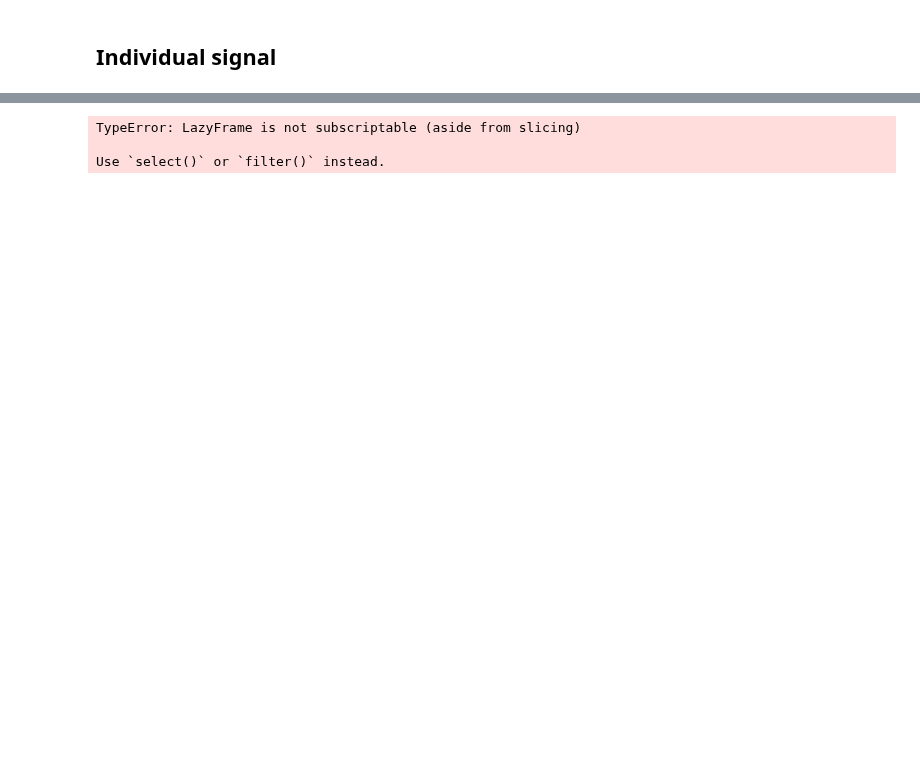
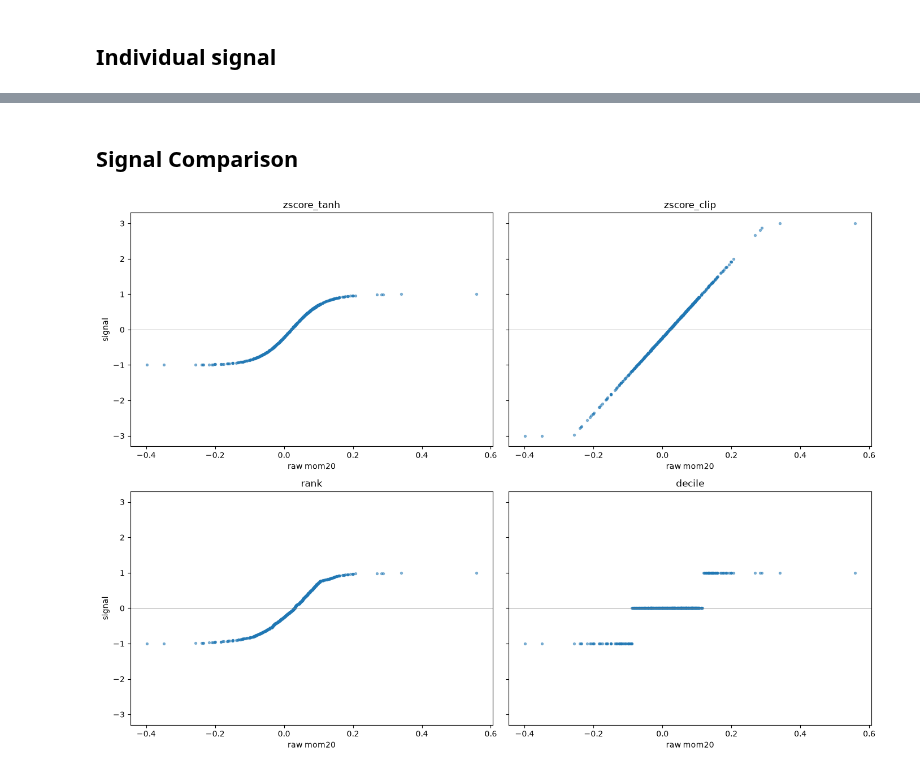
Before and after one commit to qlemoal/quant_alpha_lab, a Jupyter notebook: notebooks/inspect_signals.ipynb, the cells around one changed output, grey strips where cells are left out. Saved outputs shown, nothing was run; the diff lists cells and outputs as text; code cells hidden in the pictures; blank space fills up the shorter version.

```diff
--- a/notebooks/inspect_signals.ipynb
+++ b/notebooks/inspect_signals.ipynb
@@ -44,20 +44,21 @@ finish_fig(ax=ax, title=f'Evolution of {signal_method} method on {feature}', yl=
+# %% [markdown]
+## Signal Comparison
 # %%
-one_date = lf.filter(pl.col('date') == c('date').max()[0])
+feature = 'mom20'
+one_date = lf.filter(c('date') == c('date').max())
 methods = ['zscore_tanh', 'zscore_clip', 'rank', 'decile']
-fig, axes = plt.subplots(1, len(methods), figsize=(20, 4), sharey=True)
+fig, axes = plt.subplots(2, 2, figsize=(14, 10), sharey=True)
 
-for ax, method in zip(axes, methods):
-    signal_col = 'mom20_decile_signal' if method == 'decile' else 'mom20_signal'
-    out = make_signal(one_date.lazy(), 'mom20', method=method).collect()
-    ax.scatter(out['mom20'], out[signal_col], s=8, alpha=0.5)
+for ax, method in zip(axes.flatten(), methods):
+    signal_col = f'{feature}_{method}'
+    out = make_signal(one_date.lazy(), feature, method=method).collect()
+    ax.scatter(out[feature], out[signal_col], s=8, alpha=0.5)
     ax.set_title(method)
-    ax.set_xlabel('raw mom20')
+    ax.set_xlabel(f'raw {feature}')
     ax.axhline(0, color='grey', lw=0.5)
 
-axes[0].set_ylabel('signal')
+axes[0, 0].set_ylabel('signal');axes[1, 0].set_ylabel('signal')
 plt.tight_layout()
 plt.show()
 # %% [output]
-TypeError: LazyFrame is not subscriptable (aside from slicing)
-
-Use `select()` or `filter()` instead.
+[figure, added]
```
Also changed, not shown: parts of 2 cells of this notebook, 1 other file.
